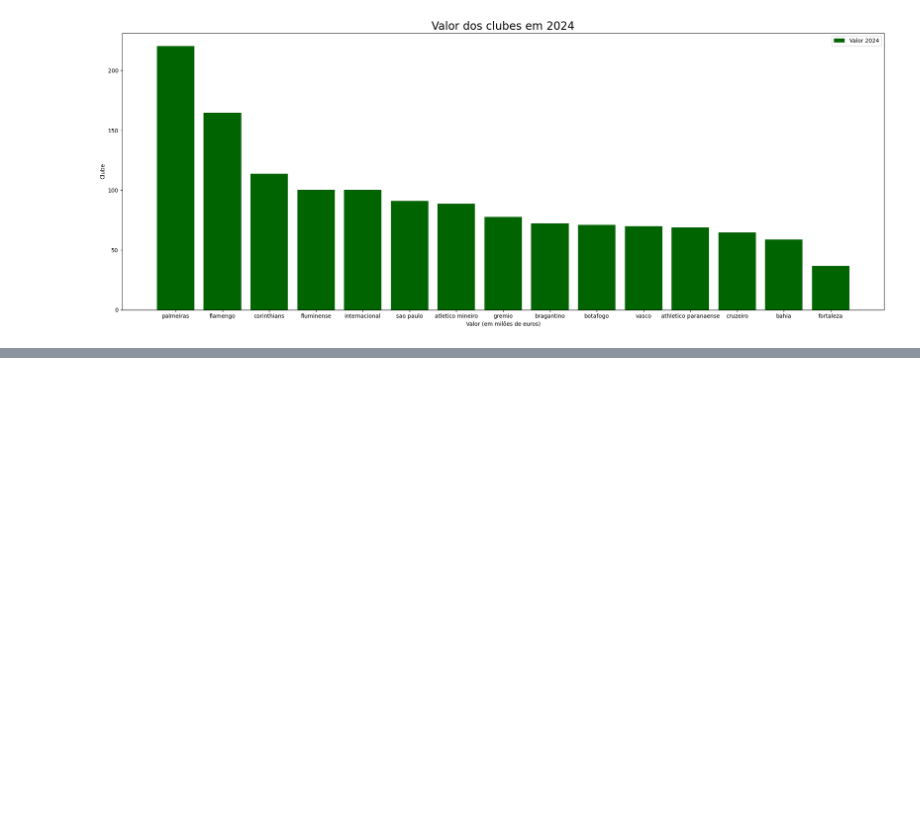
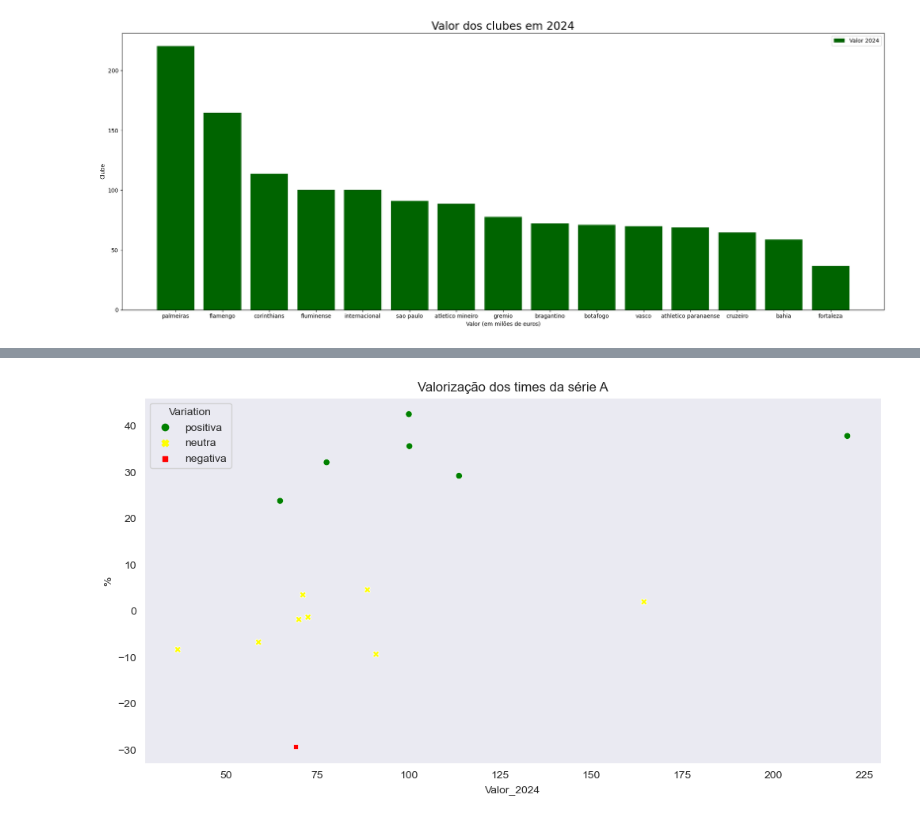
Before and after one commit to AVTBrasil/An-lise-de-Dados-no-Futebol, a Jupyter notebook: Analise_de_dados.ipynb, the cells around one changed output, grey strips where cells are left out. Cells and saved outputs as stored; diff of their text form; code cells hidden in the pictures; blank space fills up the shorter version.

```diff
--- a/Analise_de_dados.ipynb
+++ b/Analise_de_dados.ipynb
@@ -141,0 +199,35 @@ plt.show()
+# %%
+from sklearn.cluster import KMeans
+
+# Suponha que df_4 já exista e contenha as colunas 'Valor_2024' e '%'
+df_group = df_4[['Valor_2024', '%']].copy()
+
+# Adiciona uma nova coluna para classificar as variações
+def classify_variation(x):
+    if -10 <= x <= 10:
+        return 'neutra'
+    elif x < 0:
+        return 'negativa'
+    else:
+        return 'positiva'
+
+df_group['Variation'] = df_group['%'].apply(classify_variation)
+
+# Aplica KMeans
+kmeans = KMeans(n_clusters=3, random_state=0)
+df_group['cluster'] = kmeans.fit_predict(df_group[['Valor_2024', '%']])
+
+# Mapeamento de cores baseado na coluna 'Variation'
+palette_colors = {
+    'positiva': 'green',
+    'negativa': 'red',
+    'neutra': 'yellow'
+}
+
+# Plotando
+plt.figure(figsize=(12, 6))
+sns.scatterplot(data=df_group, x="Valor_2024", y="%", hue='Variation', style='Variation', palette=palette_colors)
+plt.title("Valorização dos times da série A")
+plt.show()
+# %% [output]
+[figure, added]
```
Also changed, not shown: parts of 14 cells of this notebook.
